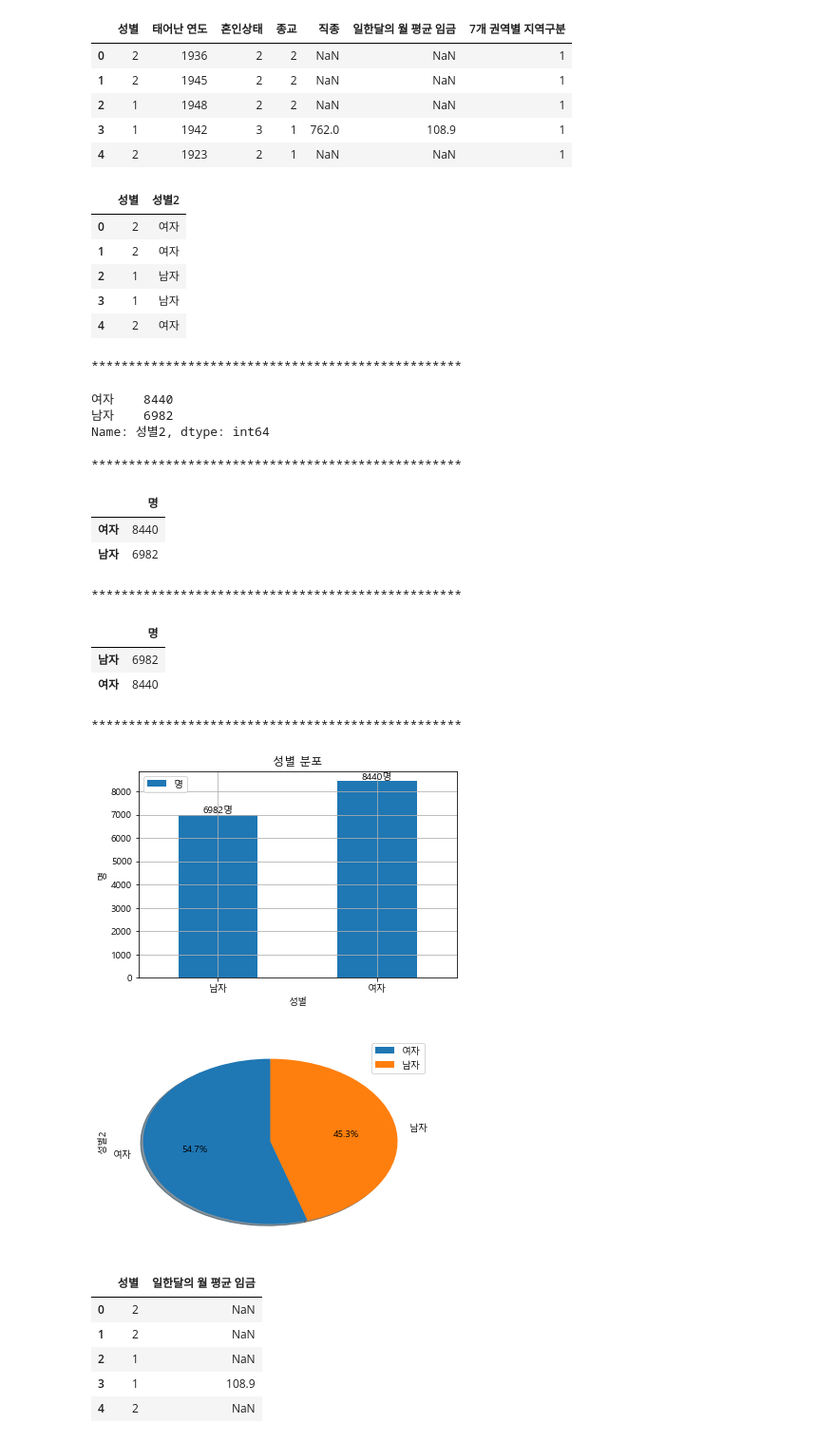
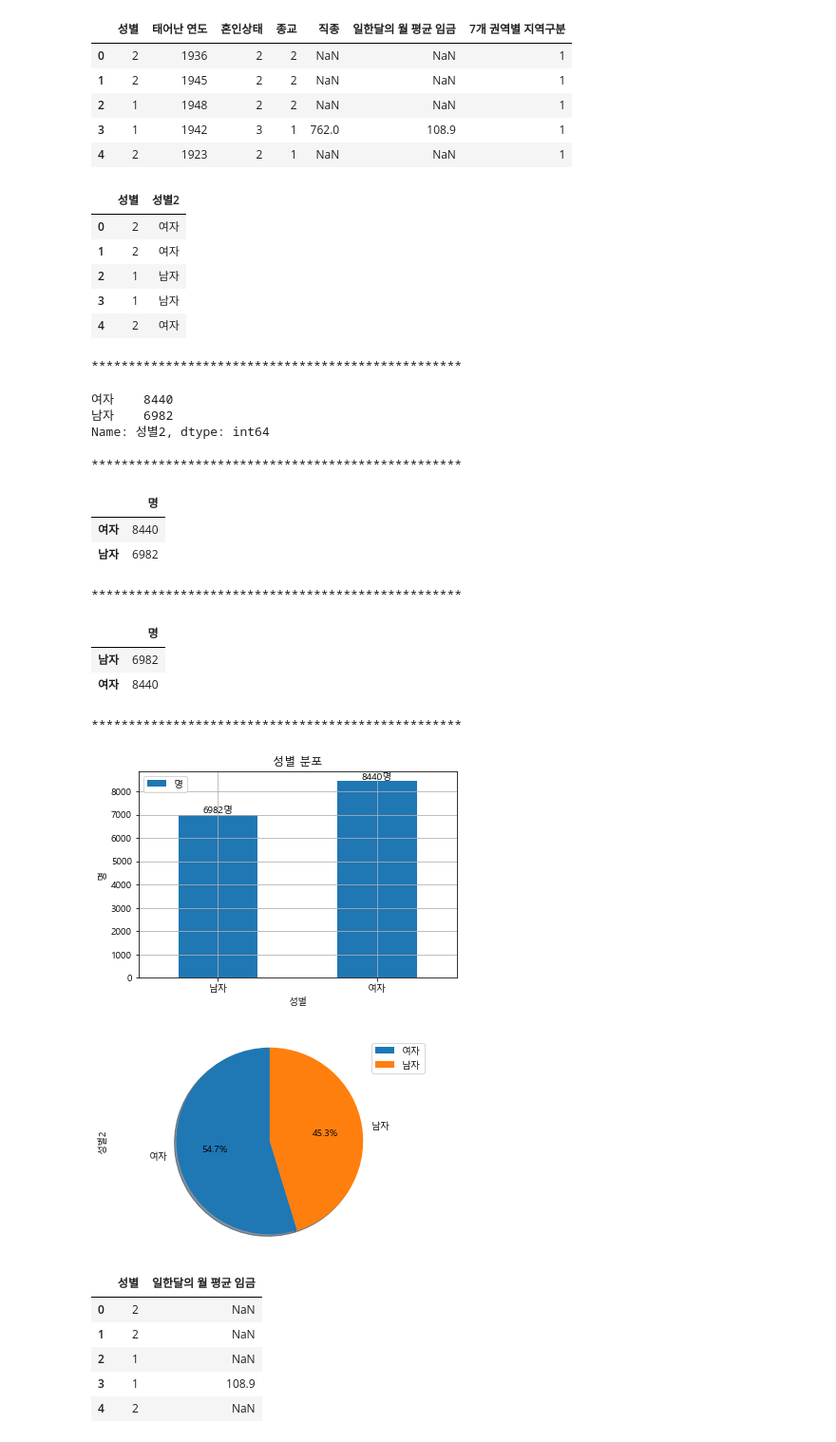
Before and after one commit to wsc9150/TIL, a Jupyter notebook: Python/Numpy, Pandas/Visualization[실습-01].ipynb, the cells around one changed output. Shown at 95% size. Saved outputs shown, nothing was run; the diff lists cells and outputs as text; code cells hidden in the pictures.

Commit message:
Modify Visualization exec

```diff
--- a/Python/Numpy, Pandas/Visualization[실습-01].ipynb
+++ b/Python/Numpy, Pandas/Visualization[실습-01].ipynb
@@ -107,35 +107,35 @@ plt.ylabel('명')
 for idx, value in enumerate(list(gender_count_df['명'])) :
     txt = '%d명' % value
     plt.text(idx, value, txt, horizontalalignment = 'center', verticalalignment = 'bottom')
 
 plt.show()
 
 # pie plot
 gender_count.plot.pie(autopct= '%.1f%%', startangle = 90, legend = True, shadow = True, labels = gender_count.index)
-# plt.axis('equal')
+plt.axis('equal')
 plt.show()
 # %% [output]
 |  | 성별 | 성별2 |
 | 0 | 2 | 여자 |
 | 1 | 2 | 여자 |
 | 2 | 1 | 남자 |
 | 3 | 1 | 남자 |
 | 4 | 2 | 여자 |
 **************************************************
 여자    8440
 남자    6982
 Name: 성별2, dtype: int64
 **************************************************
 |  | 명 |
 | 여자 | 8440 |
 | 남자 | 6982 |
 **************************************************
 |  | 명 |
 | 남자 | 6982 |
 | 여자 | 8440 |
 **************************************************
 [figure]
-[figure, old version]
+[figure, new version]
 # %%
 # 성별에 따른 평균 급여 차이를 분석
 
```
Also changed, not shown: parts of 31 cells of this notebook, 3 other files.
